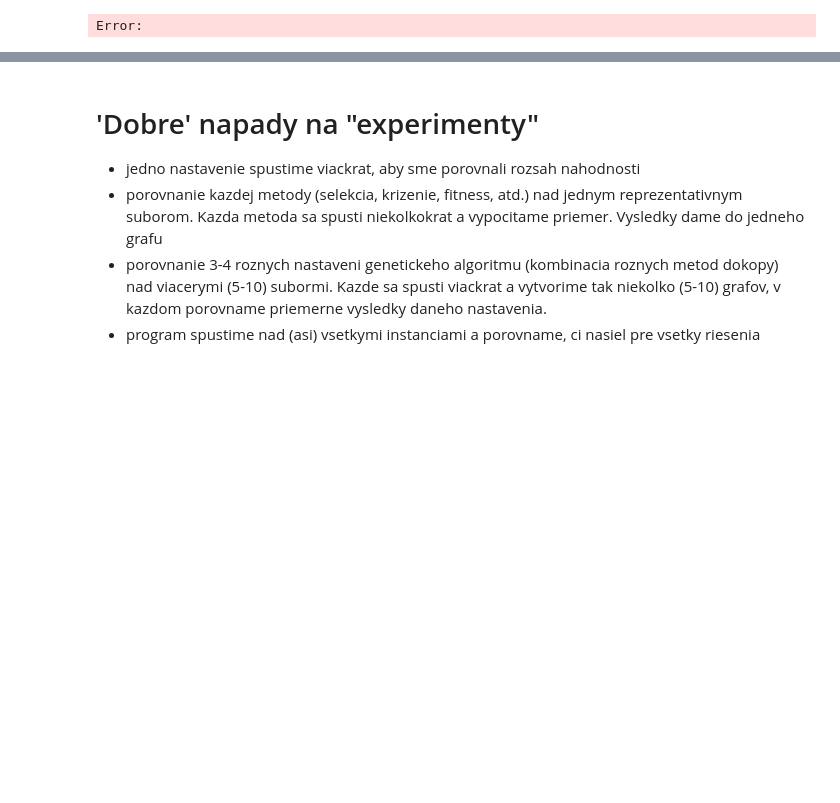
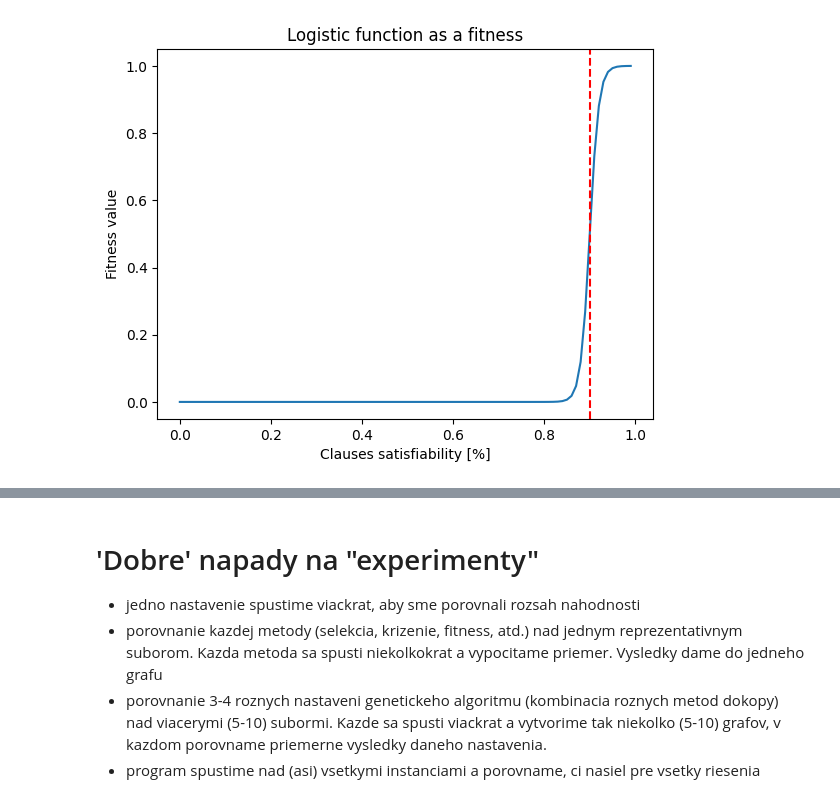
Before and after one commit to davidus27/MWSAT-problem, a Jupyter notebook: visualization.ipynb, the cells around one changed output, grey strips where cells are left out. Saved outputs shown, nothing was run; the diff lists cells and outputs as text; code cells hidden in the pictures; blank space fills up the shorter version.

```diff
--- a/visualization.ipynb
+++ b/visualization.ipynb
@@ -16,21 +14,24 @@ Error:
 # %%
 import math
 
 steepness_param = 100
-midpoint_curve = 0.8
+midpoint_curve = 0.9
 # plot logistic function
 # success_ratio = 1 / (1 + math.exp(-steepness_param * (x - midpoint_curve)))
 
 def f(x):
     return 1 / (1 + math.exp(-steepness_param * (x - midpoint_curve)))
 
 datay = [ f(x) for x in np.arange(0, 1, 0.01)]
 datax = [ x for x in np.arange(0, 1, 0.01)]
 
 plt.ion()
 plt.plot(datax, datay)
 # make a vertical line in the plot
 plt.axvline(x=midpoint_curve, color='r', linestyle='--')
+plt.ylabel('Fitness value')
+plt.xlabel('Clauses satisfiability [%]')
+plt.title('Logistic function as a fitness')
 plt.show()
 # %% [output]
-Error:
+[figure, added]
```
Also changed, not shown: parts of 61 cells of this notebook, 6 other files.
